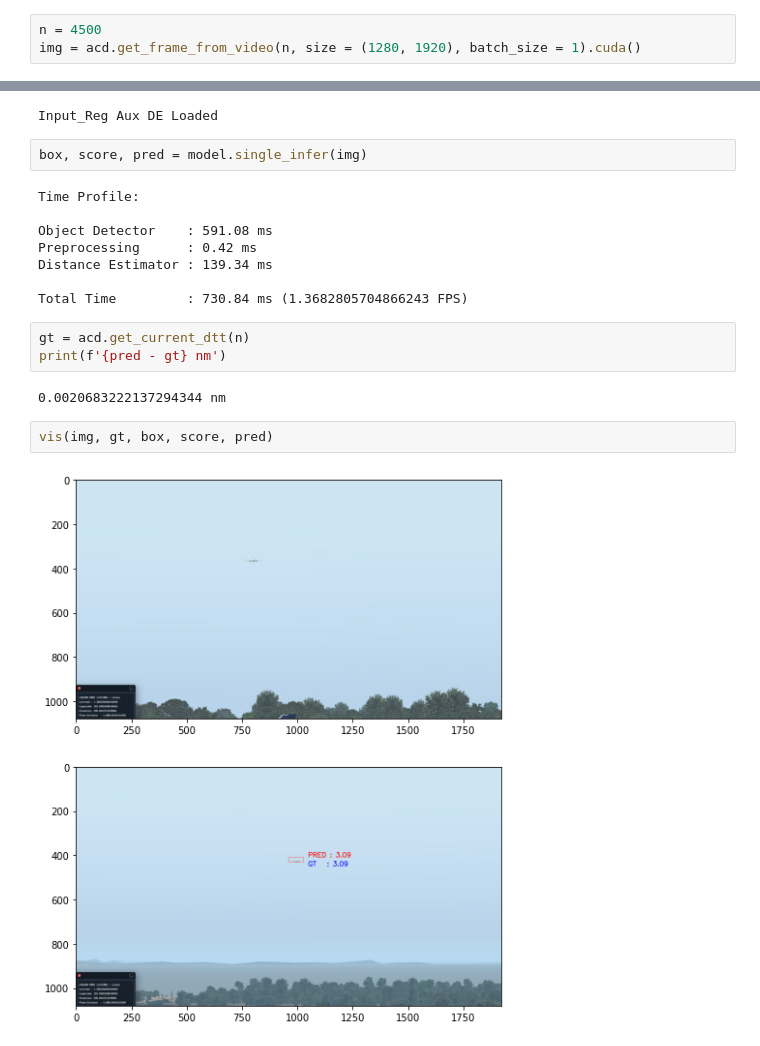
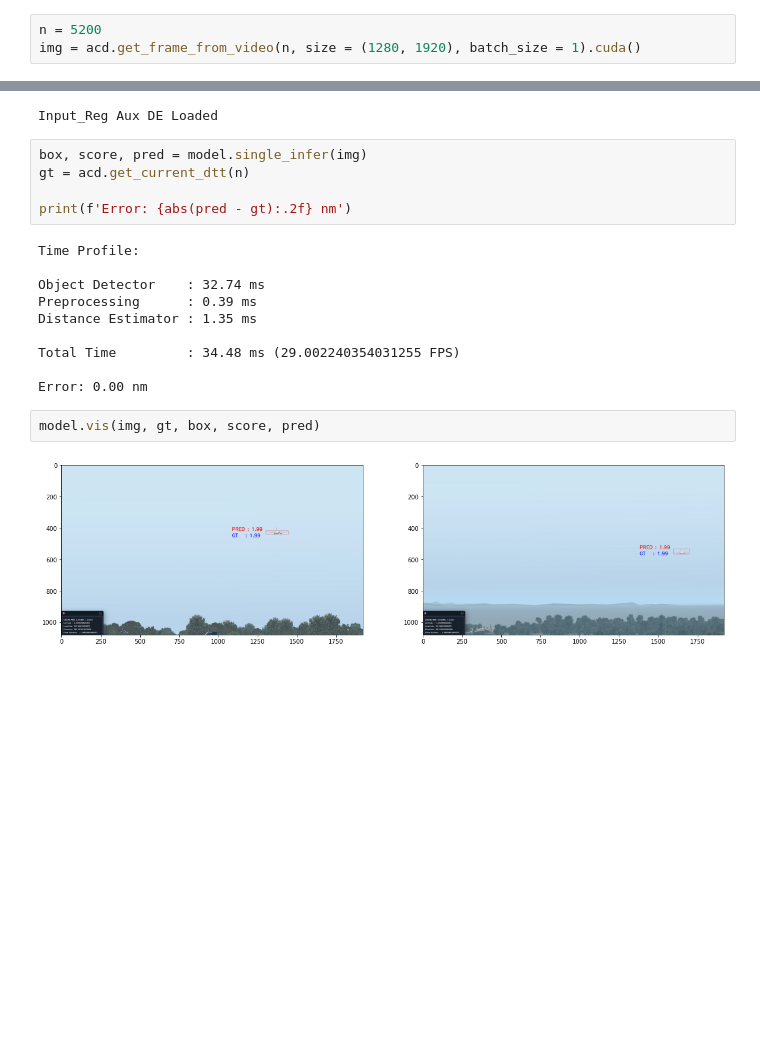
Before and after one commit to gjamesgoenawan/deep-dtt-estimation, a Jupyter notebook: modeling_end2end.ipynb, the cells around one changed output, grey strips where cells are left out. Drawn from its saved outputs; the diff is of its cells as text; blank space fills up the shorter version.

```diff
--- a/modeling_end2end.ipynb
+++ b/modeling_end2end.ipynb
@@ -24,7 +24,7 @@ data_sources = [[f'{dataset_directory}/t{t}/r{r}/w{w}/{data_index}/data.pkl', f'
 # Dataset Class Initialization
 acd = aircraft_camera_data(data_sources = data_sources, touchdown_target_lat_lon = touchdown_target_lat_lon)
 # %%
-n = 4500
+n = 5200
 img = acd.get_frame_from_video(n, size = (1280, 1920), batch_size = 1).cuda()
 # %%
 offset = [[19.75390625, 248.5, 9.0, 5.5], [5.056640625, 248.5, 10.109375, 4.5]]
@@ -34,20 +34,20 @@ model = end2end('models/config/model_m_m.yaml', model_state_dict='models/head/bi
 Input_Reg Aux DE Loaded
 # %%
 box, score, pred = model.single_infer(img)
+gt = acd.get_current_dtt(n)
+
+print(f'Error: {abs(pred - gt):.2f} nm')
 # %% [output]
 Time Profile:
 
-Object Detector    : 591.08 ms
-Preprocessing      : 0.42 ms
-Distance Estimator : 139.34 ms
+Object Detector    : 32.74 ms
+Preprocessing      : 0.39 ms
+Distance Estimator : 1.35 ms
 
-Total Time         : 730.84 ms (1.3682805704866243 FPS)
+Total Time         : 34.48 ms (29.002240354031255 FPS)
+
+Error: 0.00 nm
-# %%
-gt = acd.get_current_dtt(n)
-print(f'{pred - gt} nm')
-# %% [output]
-0.0020683222137294344 nm
 # %%
-vis(img, gt, box, score, pred)
+model.vis(img, gt, box, score, pred)
 # %% [output]
-[figure, old version]
+[figure, new version]
```
Also changed, not shown: parts of 1 cell of this notebook.
